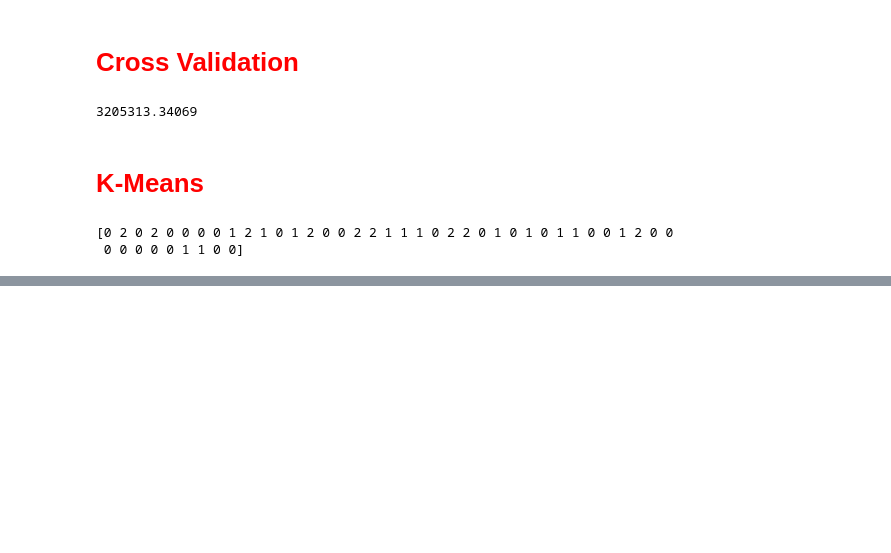
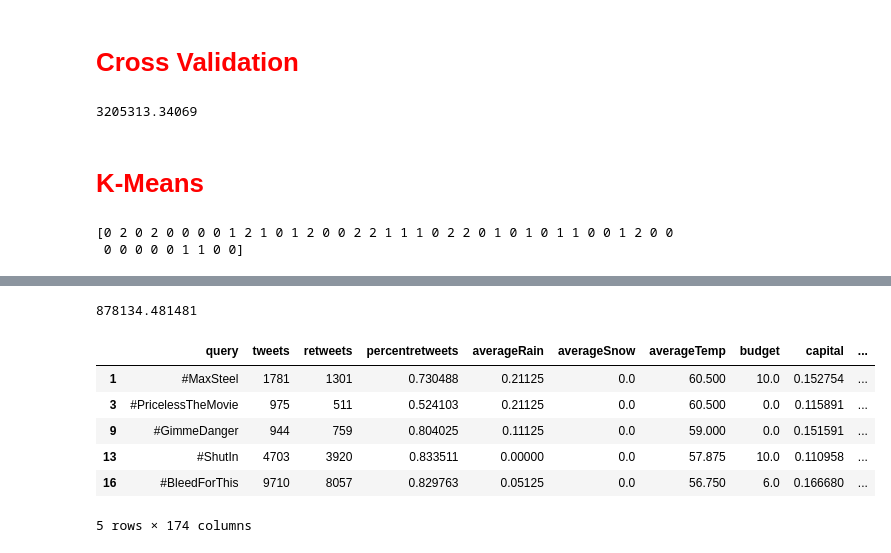
Before and after one commit to steveshim/TweetAcquisition-Thesis, a Jupyter notebook: TwitterExtractor.ipynb, the cells around one changed output, grey strips where cells are left out. Cells and saved outputs as stored; diff of their text form; code cells hidden in the pictures; blank space fills up the shorter version.

```diff
--- a/TwitterExtractor.ipynb
+++ b/TwitterExtractor.ipynb
@@ -584,0 +623,12 @@ data2 = data[data.kmeans==2]
+# %%
+print data2['grossPerDay'].mean()
+data2.head()
+# %% [output]
+878134.481481
+|  | query | tweets | retweets | percentretweets | averageRain | averageSnow | averageTemp | budget | capital | ... |
+| 1 | #MaxSteel | 1781 | 1301 | 0.730488 | 0.21125 | 0.0 | 60.500 | 10.0 | 0.152754 | ... |
+| 3 | #PricelessTheMovie | 975 | 511 | 0.524103 | 0.21125 | 0.0 | 60.500 | 0.0 | 0.115891 | ... |
+| 9 | #GimmeDanger | 944 | 759 | 0.804025 | 0.11125 | 0.0 | 59.000 | 0.0 | 0.151591 | ... |
+| 13 | #ShutIn | 4703 | 3920 | 0.833511 | 0.00000 | 0.0 | 57.875 | 10.0 | 0.110958 | ... |
+| 16 | #BleedForThis | 9710 | 8057 | 0.829763 | 0.05125 | 0.0 | 56.750 | 6.0 | 0.166680 | ... |
+5 rows × 174 columns
```
Also changed, not shown: parts of 6 cells of this notebook.
